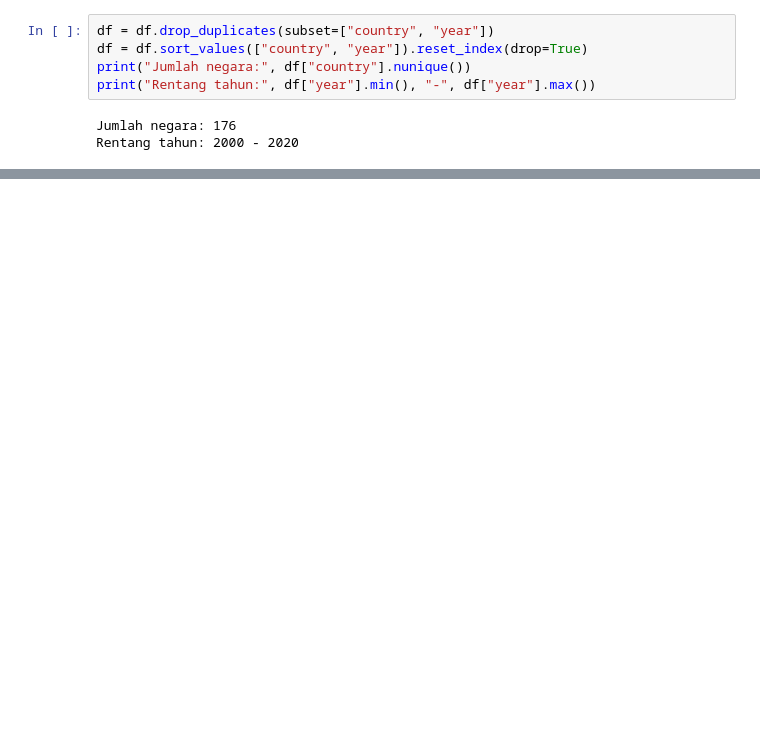
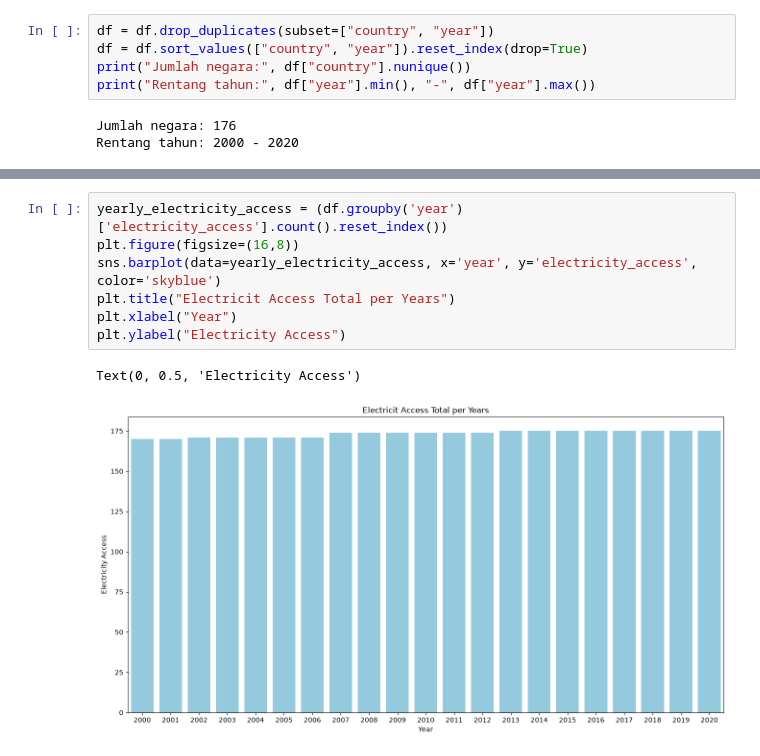
Before and after one commit to daffasyarief/Renewable-and-Sustainable-Energy-Forecasting, a Jupyter notebook: main.ipynb, the cells around one changed output, grey strips where cells are left out. Drawn from its saved outputs; the diff is of its cells as text; blank space fills up the shorter version.

```diff
--- a/main.ipynb
+++ b/main.ipynb
@@ -128,0 +140,10 @@ df.describe()
+# %%
+yearly_electricity_access = (df.groupby('year')['electricity_access'].count().reset_index())
+plt.figure(figsize=(16,8))
+sns.barplot(data=yearly_electricity_access, x='year', y='electricity_access', color='skyblue')
+plt.title("Electricit Access Total per Years")
+plt.xlabel("Year")
+plt.ylabel("Electricity Access")
+# %% [output]
+Text(0, 0.5, 'Electricity Access')
+[figure, added]
```
Also changed, not shown: parts of 8 cells of this notebook.
